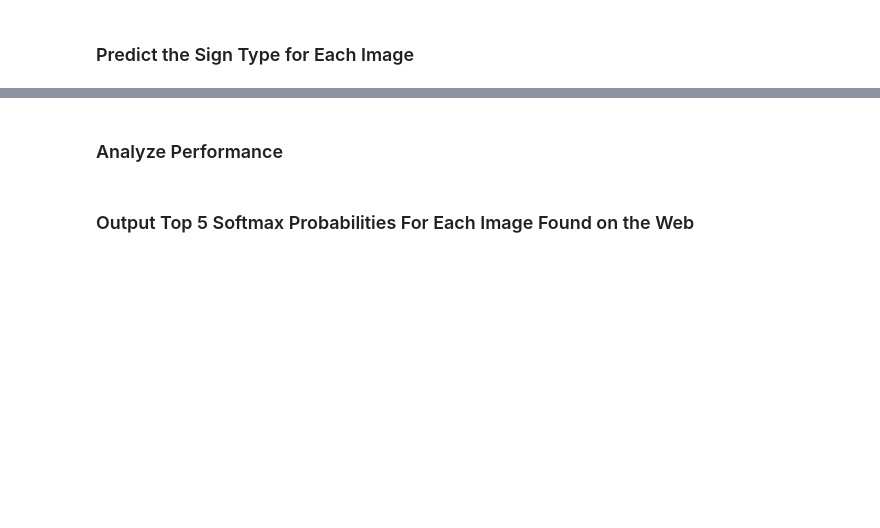
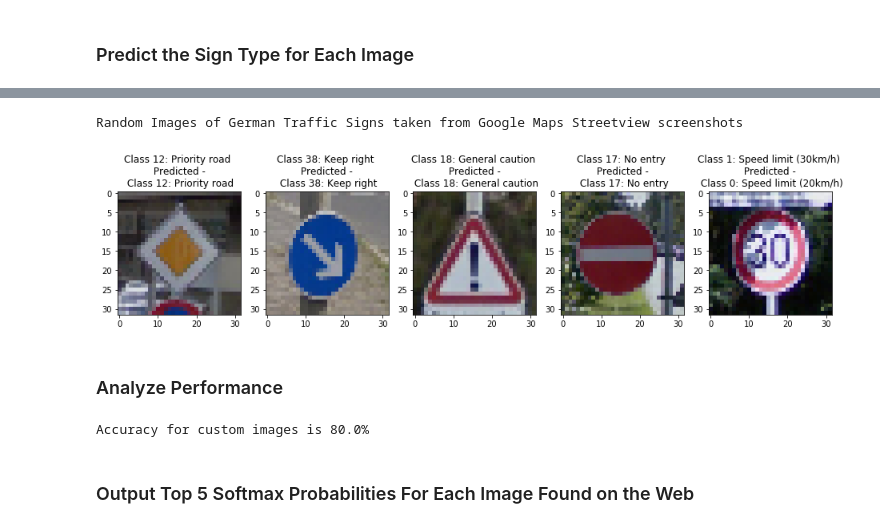
Before and after one commit to soniccrhyme/SDND-Project_2, a Jupyter notebook: Traffic_Sign_Classifier.ipynb, the cells around one changed output, grey strips where cells are left out. Drawn from its saved outputs; the diff is of its cells as text; code cells hidden in the pictures; blank space fills up the shorter version.

```diff
--- a/Traffic_Sign_Classifier.ipynb
+++ b/Traffic_Sign_Classifier.ipynb
@@ -475,7 +455,7 @@ Validation Accuracy = 0.675
 ## Evaluation
 # %%
 with tf.Session() as sess:
-    saver.restore(sess, tf.train.latest_checkpoint('.'))
+    saver.restore(sess, './lesermanet')
 
     test_accuracy = evaluate(X_test_processed, y_test)
     print("Test Accuracy = {:.3f}".format(test_accuracy))
@@ -501,7 +516,38 @@ You may find `signnames.csv` useful as it contains mappings from the class id (i
+# %%
+with tf.Session() as sess:
+    saver.restore(sess, './lesermanet')
+
+    logits_custom = sess.run(logits, feed_dict = {x: X_custom_processed, y: y_custom})
+
+y_hat_custom = np.argmax(logits_custom, axis = 1)
+
+fig, ((ax1,ax2,ax3,ax4,ax5)) = plt.subplots(1,5, figsize = (16,16))
+print('Random Images of German Traffic Signs taken from Google Maps Streetview screenshots')
+im1 = ax1.imshow(X_custom[0])
+ax1.set_title('Class {}: {} \n Predicted - \n Class {}: {}'.format(y_custom[0], signkey.loc[y_custom[0], 'SignName'], y_hat_custom[0], signkey.loc[y_hat_custom[0], 'SignName']))
+im2 = ax2.imshow(X_custom[1])
+ax2.set_title('Class {}: {} \n Predicted - \n Class {}: {}'.format(y_custom[1], signkey.loc[y_custom[1], 'SignName'], y_hat_custom[1], signkey.loc[y_hat_custom[1], 'SignName']))
+im3 = ax3.imshow(X_custom[2])
+ax3.set_title('Class {}: {} \n Predicted - \n Class {}: {}'.format(y_custom[2], signkey.loc[y_custom[2], 'SignName'], y_hat_custom[2], signkey.loc[y_hat_custom[2], 'SignName']))
+im4 = ax4.imshow(X_custom[3])
+ax4.set_title('Class {}: {} \n Predicted - \n Class {}: {}'.format(y_custom[3], signkey.loc[y_custom[3], 'SignName'], y_hat_custom[3], signkey.loc[y_hat_custom[3], 'SignName']))
+im5 = ax5.imshow(X_custom[4])
+ax5.set_title('Class {}: {} \n Predicted - \n Class {}: {}'.format(y_custom[4], signkey.loc[y_custom[4], 'SignName'], y_hat_custom[4], signkey.loc[y_hat_custom[4], 'SignName']))
+
+plt.show()
+# %% [output]
+Random Images of German Traffic Signs taken from Google Maps Streetview screenshots
+[figure, added]
 # %% [markdown]
 ### Analyze Performance
 # %%
 ### Calculate the accuracy for these 5 new images.
 ### For example, if the model predicted 1 out of 5 signs correctly, it's 20% accurate on these new images.
+
+accuracy_custom = np.mean([x==y for (x,y) in zip(y_custom, y_hat_custom)])
+
+print('Accuracy for custom images is {:.1%}'.format(accuracy_custom))
+# %% [output]
+Accuracy for custom images is 80.0%
 # %% [markdown]
 ### Output Top 5 Softmax Probabilities For Each Image Found on the Web
```
Also changed, not shown: parts of 16 cells of this notebook.
